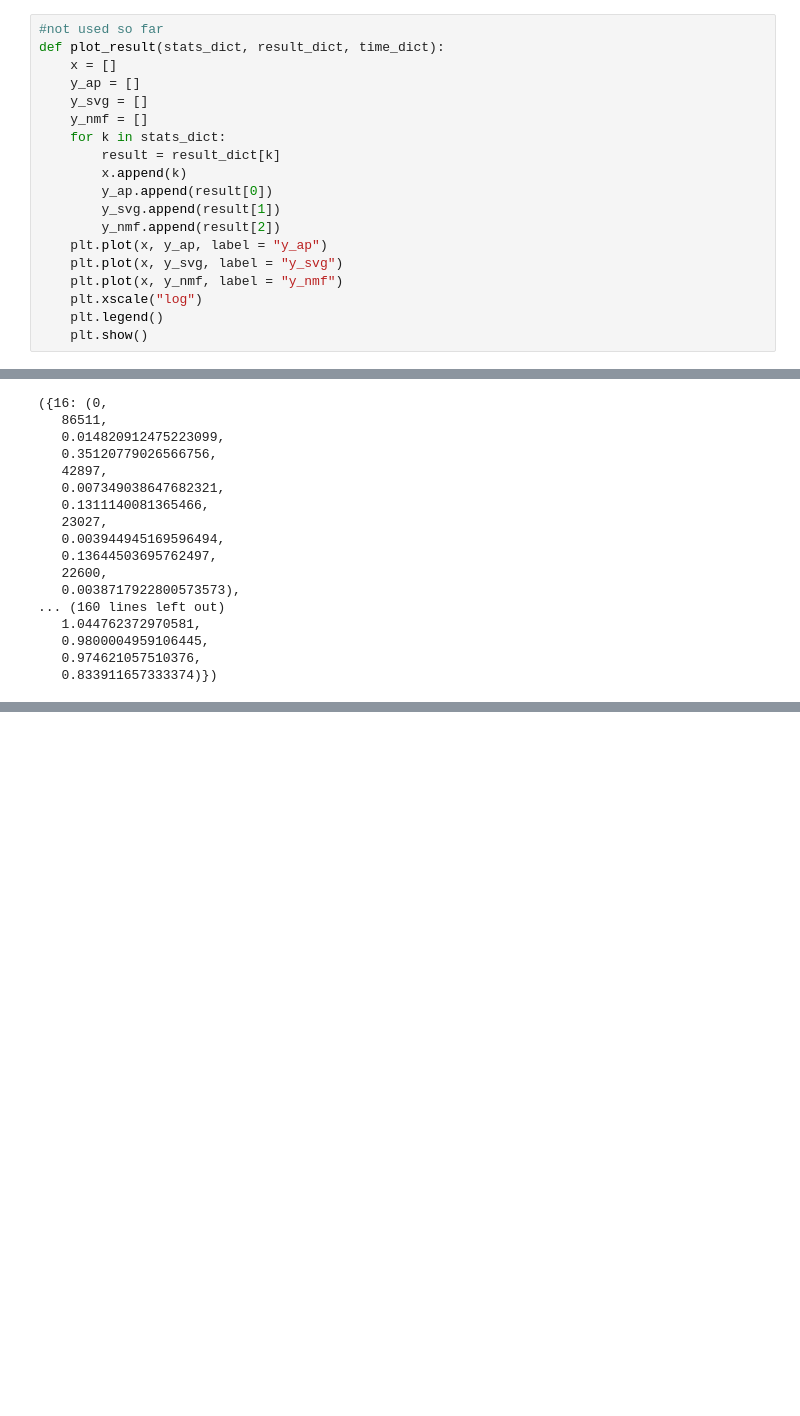
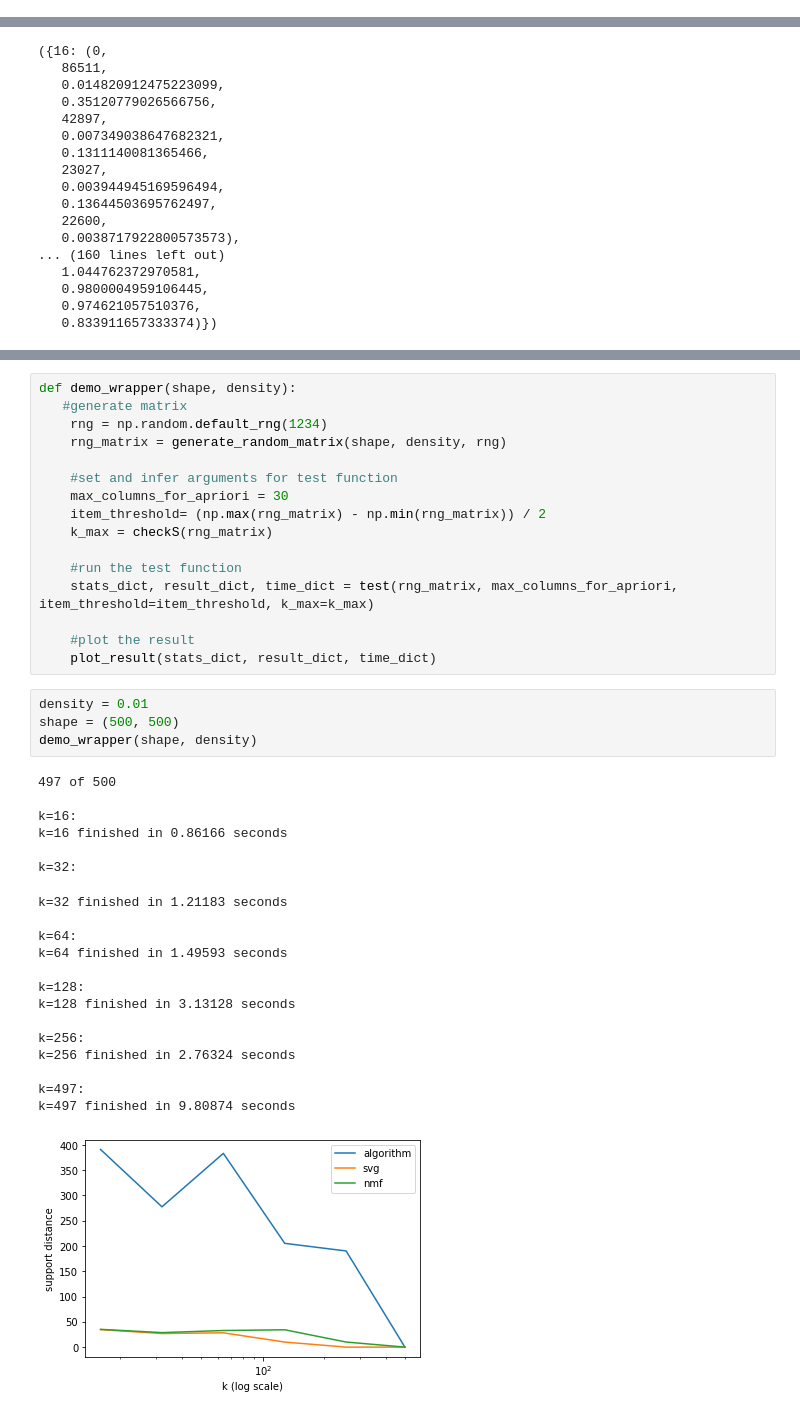
Before and after one commit to nicomu99/stl-implementation, a Jupyter notebook: Project.ipynb, the cells around one changed output, grey strips where cells are left out. Saved outputs shown, nothing was run; the diff lists cells and outputs as text; blank space fills up the shorter version.

```diff
--- a/Project.ipynb
+++ b/Project.ipynb
@@ -412,25 +413,6 @@ def test_wrapper(matrix, name):
             time_output = " ".join(map(str, time_dict[k]))
             file.write(f"{k} {stats_output} {result_output} {time_output}\n")
     return stats_dict, result_dict, time_dict
-# %%
-#not used so far
-def plot_result(stats_dict, result_dict, time_dict):
-    x = []
-    y_ap = []
-    y_svg = []
-    y_nmf = []
-    for k in stats_dict:
-        result = result_dict[k]
-        x.append(k)
-        y_ap.append(result[0])
-        y_svg.append(result[1])
-        y_nmf.append(result[2])
-    plt.plot(x, y_ap, label = "y_ap")
-    plt.plot(x, y_svg, label = "y_svg")
-    plt.plot(x, y_nmf, label = "y_nmf")
-    plt.xscale("log")
-    plt.legend()
-    plt.show()
 # %%
 shapes = [(400, 200), (800, 400), (1000, 1000)]
 for shape in shapes:
@@ -621,0 +662,41 @@ k=610 finished in 78.08232 seconds
+# %%
+def demo_wrapper(shape, density):
+   #generate matrix
+    rng = np.random.default_rng(1234)
+    rng_matrix = generate_random_matrix(shape, density, rng)
+
+    #set and infer arguments for test function
+    max_columns_for_apriori = 30
+    item_threshold= (np.max(rng_matrix) - np.min(rng_matrix)) / 2
+    k_max = checkS(rng_matrix)
+
+    #run the test function
+    stats_dict, result_dict, time_dict = test(rng_matrix, max_columns_for_apriori, item_threshold=item_threshold, k_max=k_max)
+
+    #plot the result
+    plot_result(stats_dict, result_dict, time_dict)
+# %%
+density = 0.01
+shape = (500, 500)
+demo_wrapper(shape, density)
+# %% [output]
+497 of 500
+
+k=16:
+k=16 finished in 0.86166 seconds
+
+k=32:
+k=32 finished in 1.21183 seconds
+
+k=64:
+k=64 finished in 1.49593 seconds
+
+k=128:
+k=128 finished in 3.13128 seconds
+
+k=256:
+k=256 finished in 2.76324 seconds
+
+k=497:
+k=497 finished in 9.80874 seconds
+[figure, added]
```
Also changed, not shown: parts of 6 cells of this notebook.
